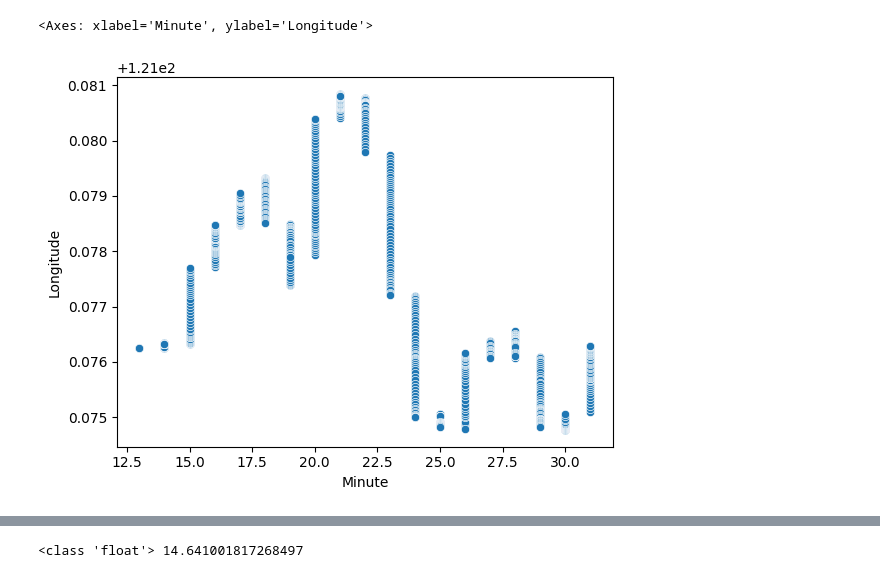
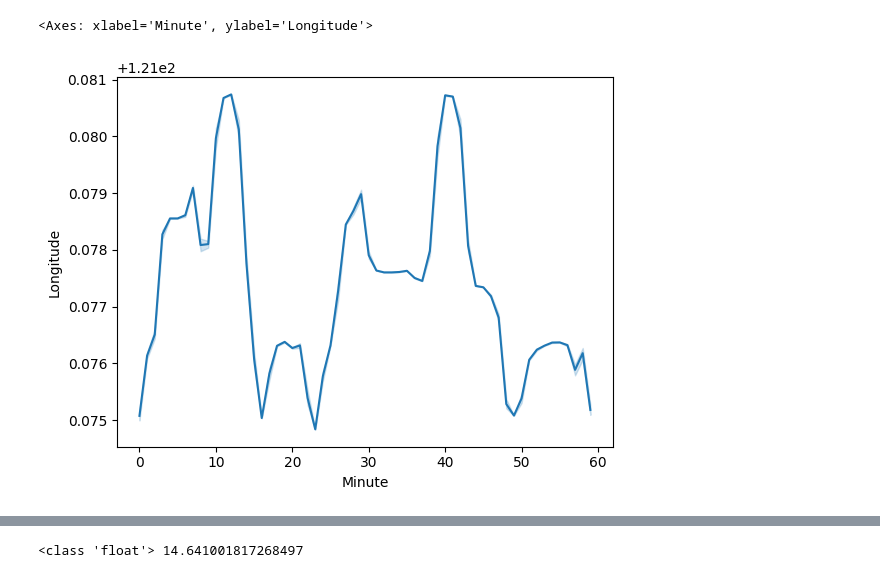
Before and after one commit to CSfromCS/VHS-Thesis, a Jupyter notebook: Baseline Models v4/LinearReg v4.ipynb, the cells around one changed output, grey strips where cells are left out. Saved outputs shown, nothing was run; the diff lists cells and outputs as text; code cells hidden in the pictures.

Commit message:
Plot data and linear regression v4

```diff
--- a/Baseline Models v4/LinearReg v4.ipynb
+++ b/Baseline Models v4/LinearReg v4.ipynb
@@ -10,35 +10,39 @@ from sklearn.metrics import mean_squared_error, mean_absolute_error
 from sklearn import preprocessing
 # %%
 import csv
+import pandas as pd
 
 # convert to array
 with open('../E-Jeep Data/Ejeep Sept 18.csv', 'r') as csv_file:
     csv_reader = csv.reader(csv_file)
     data = list(csv_reader)
 
-data = data[18:]
+# get track data and remove waypoints
+for i,row in enumerate(data):
+    if(len(row) > 0 and row[0] == 'Track'):
+        data = data[i+1:]
+        break
 
 # remove header
 header = data[0]
 data = data[1:]
 
-data = data[0:]
-print(data[0:2])
-
-# convert to float
+# convert to float and breakdown time data
 for i in range(len(data)):
     data[i][3] = float(data[i][3])
     data[i][4] = float(data[i][4])
 
+    # print(data[i]+data[i][1].replace('/', ' ').replace(':', ' ').replace('-', ' ').replace('.', ' ').split())
+
+    # hack to get individual time data
     timelog = [int(x) for x in data[i][1].replace('/', ' ').replace(':', ' ').replace('-', ' ').replace('.', ' ').split()]
     data[i] += timelog
 
-    # print(data[i])
+header += ['Year', 'Month', 'Day', 'Hour', 'Minute', 'Second', 'Millisecond']
 
-# convert data to dataframe
-df = pd.DataFrame(data, columns = header + ['Month', 'Day', 'Year', 'Hour', 'Minute', 'Second'])
+# convert to dataframe
+df = pd.DataFrame(data, columns=header)
+df
 
-# plot
-plt.plot([row[4] for row in data], [row[3] for row in data])
-plt.show()
+header
 # %% [output]
@@ -47,2 +65,0 @@ ValueError: 23 columns passed, passed data had 24 columns
-# %%
-df = df[['Year', 'Month', 'Day', 'Hour', 'Minute', 'Second', 'Latitude', 'Longitude']]
@@ -49,6 +72,5 @@ df = df[['Year', 'Month', 'Day', 'Hour', 'Minute', 'Second', 'Latitude', 'Longit
 # %%
-# plotting a scatterplot
-sns.scatterplot(x='Minute', y='Longitude', data=df)
+sns.lineplot(x='Minute', y='Longitude', data=df)
 # %% [output]
 <Axes: xlabel='Minute', ylabel='Longitude'>
-[figure, old version]
+[figure, new version]
```
Also changed, not shown: parts of 10 cells of this notebook, 1 other file.
